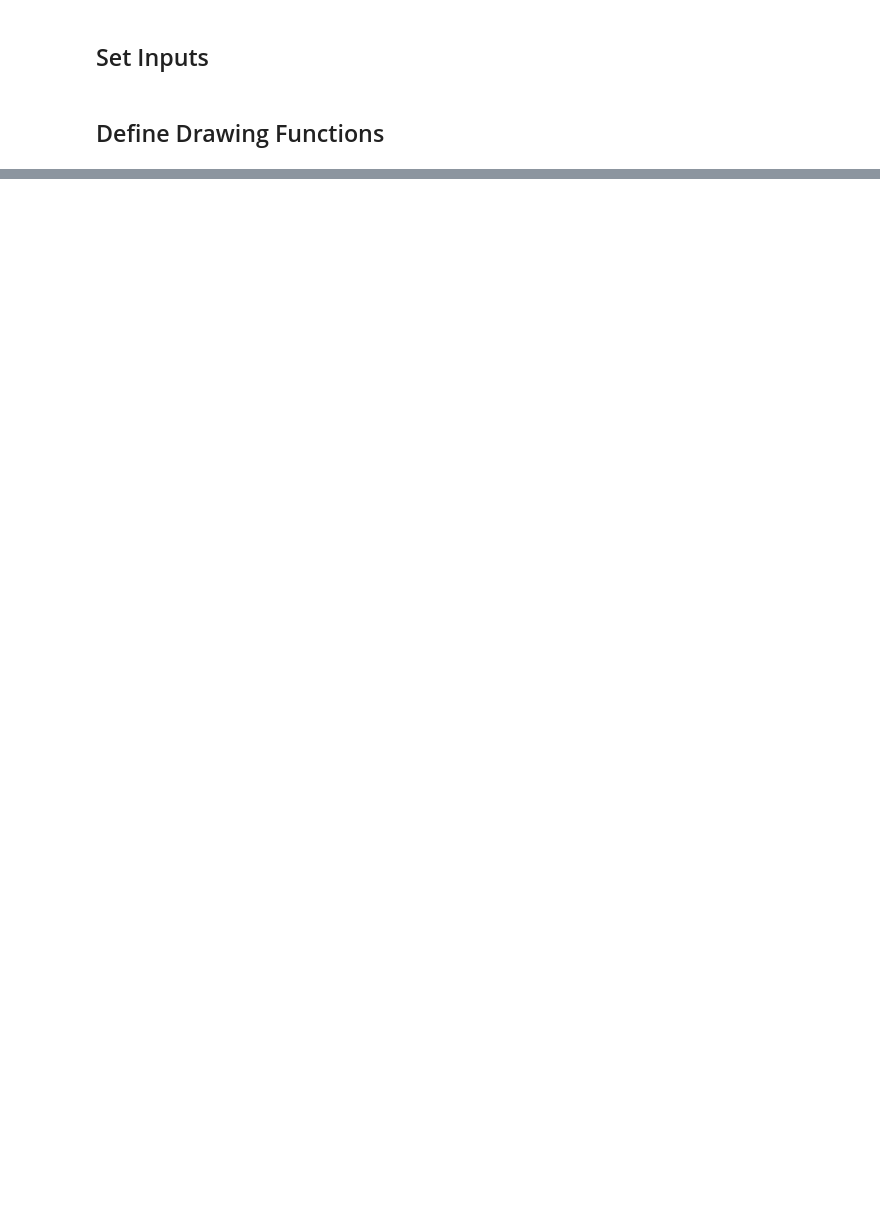
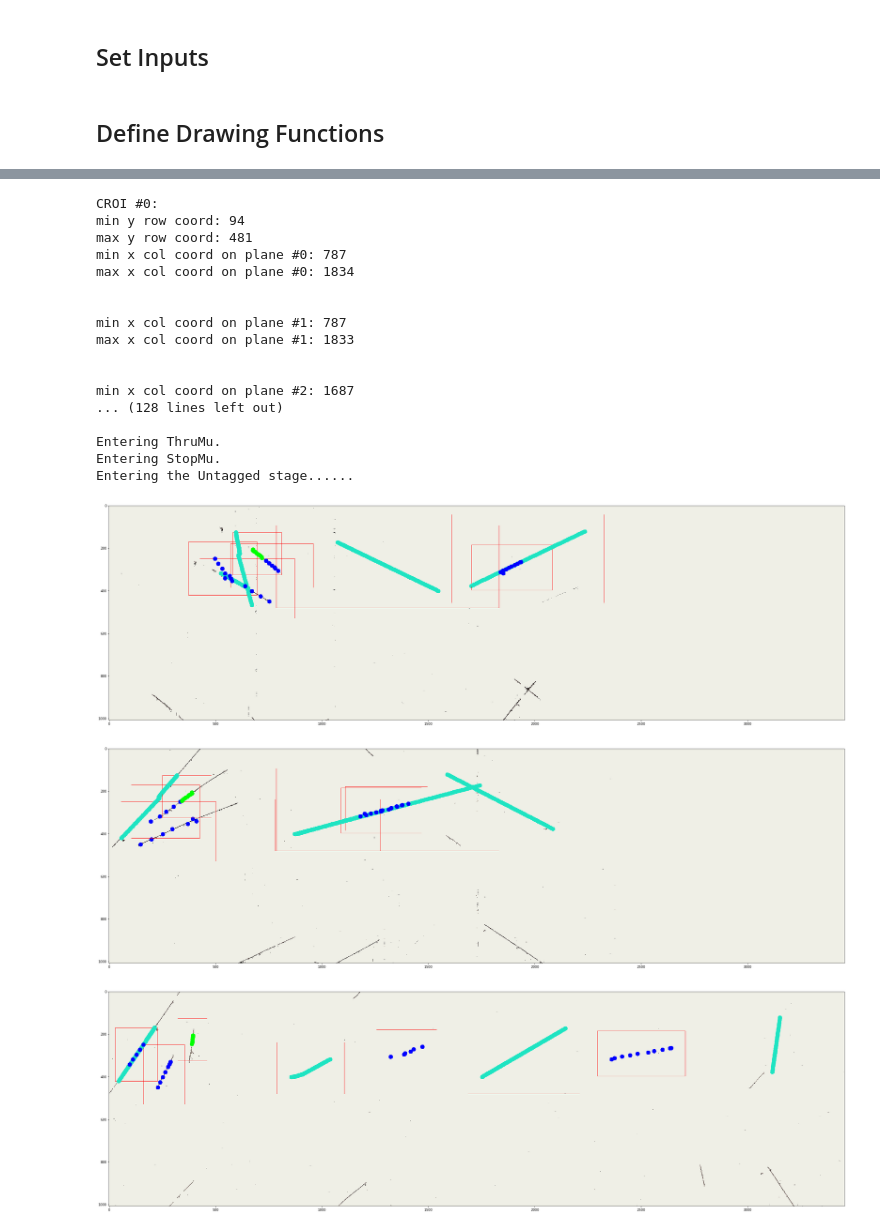
Before and after one commit to LArbys/larlitecv, a Jupyter notebook: app/TaggerNotebook/RunCosmicRetagger.ipynb, the cells around one changed output, grey strips where cells are left out. Saved outputs shown, nothing was run; the diff lists cells and outputs as text; code cells hidden in the pictures; blank space fills up the shorter version.

```diff
--- a/app/TaggerNotebook/RunCosmicRetagger.ipynb
+++ b/app/TaggerNotebook/RunCosmicRetagger.ipynb
@@ -322,9 +492,8 @@ print "Number of CROIs: %d" %croidata.croi_v.size()
 # %%
-# Draw only the CROI first.  This means first loading in the input images.
+# CROI + Tracks of All Varieties Inside the CROI
 
 # Declare a vector for the input images.
 track_imgs = {}
-
 
 # Use a 'for' loop to initialize the track images as the input images.  The reconstructed tracks
 # will be placed above them.
@@ -335,7 +504,6 @@ for p in range(inputdata.img_v.size()):
 randcolor = np.random.randint(0,255,3)
 
 # Draw the bounding box on the plane image for each of the planes
-# print croidata.croi_v[0].BB(0)
 
 # Use a loop to draw a rectangle for each of the CROIs.
 for roi_i in range(croidata.croi_v.size()):
@@ -378,6 +546,7 @@ for roi_i in range(croidata.croi_v.size()):
     # Use the 'fpos' vector again.
     fpos = std.vector("float")(3,0)
 
+    print "Entering ThruMu."
     # ThruMu
     for thrumu_i in range(thrumudata.track_v.size()):
 
@@ -411,6 +580,7 @@ for roi_i in range(croidata.croi_v.size()):
                     # Place the points on the track as circles.
                     track_imgs[plane_i] = cv2.circle( track_imgs[plane_i], (imgcoord.at(plane_i+1), imgcoord.at(0)), 10, (randcolor[0],randcolor[1],randcolor[2]), -1 )
 
+    print "Entering StopMu."
     # StopMu
     for stopmu_i in range(stopmudata.track_v.size()):
 
@@ -425,30 +595,85 @@ for roi_i in range(croidata.croi_v.size()):
 
             for i in range(3):
                 fpos[i] = stopmutrack.LocationAtPoint(pt)[i]
 
             # Convert this to a set of pixel coordinates.
             imgcoord = larcv.UBWireTool.getProjectedImagePixel(fpos, inputdata.img_v.at(p).meta(), 3)
 
             # Check to see if the time coordinate is out of the CROI.  Each of the points in the plane have the same time coordinate.
             if imgcoord.at(0) < min_y_row or imgcoord.at(0) > max_y_row:
 
                 # Continue in the loop over the points if the time coordinate is out of range.
                 continue
 
             # Loop through each of planes to check if the coordinates are located within the CROI.
             for plane_i in range(inputdata.img_v.size()):
 
                 # Draw a circle if the pixel is within the CROI in that plane according to its coordinates.
                 if imgcoord.at(plane_i+1) > min_x_col[plane_i] and imgcoord.at(plane_i+1) < max_x_col[plane_i]:
 
                     track_imgs[plane_i] = cv2.circle( track_imgs[plane_i], (imgcoord.at(plane_i+1), imgcoord.at(0)), 10, (0, 0, 255), -1 )
 
+    print "Entering the Untagged stage......"
+    # Untagged
+    for untagged_i in range(croidata.contained_tracks_v.size()):
+
+        # Declare a variable for the StopMu track.
+        untagged_track = croidata.contained_tracks_v[untagged_i]
+
+        # Declare a variable for the number of points.
+        npts = untagged_track.m_track3d.NumberTrajectoryPoints()
+
+        # Loop over the points in the diagram.
+        for pt in range(npts):
+
+            for i in range(3):
+                fpos[i] = untagged_track.m_track3d.LocationAtPoint(pt)[i]
+
+            # Convert this to a set of pixel coordinates.
+            imgcoord = larcv.UBWireTool.getProjectedImagePixel(fpos, inputdata.img_v.at(p).meta(), 3)
+
+            # Check to see if the time coordinate is out of the CROI.  Each of the points in the plane have the same time coordinate.
+            if imgcoord.at(0) < min_y_row or imgcoord.at(0) > max_y_row:
+
+                # Continue in the loop over the points if the time coordinate is out of range.
+                continue
+
+            # Loop through each of planes to check if the coordinates are located within the CROI.
+            for plane_i in range(inputdata.img_v.size()):
+
+                # Draw a circle if the pixel is within the CROI in that plane according to its coordinates.
+                if imgcoord.at(plane_i+1) > min_x_col[plane_i] and imgcoord.at(plane_i+1) < max_x_col[plane_i]:
+
+                    track_imgs[plane_i] = cv2.circle( track_imgs[plane_i], (imgcoord.at(plane_i+1), imgcoord.at(0)), 10, (0, 255, 0), -1 )
+
+
 # Plot the information on each of the planes.
 for p in range(inputdata.img_v.size()):
 
     plt.figure(figsize=(40,80))
     plt.imshow( track_imgs[p] )
 
     # Save the information to a file if the flag is raised.
     if save_images_to_file:
         plt.savefig('event_%dplane_CROI_and_tagged_pixels_img_%d_.png'% (entry_i, p))
+# %% [output]
+CROI #0:
+min y row coord: 94
+max y row coord: 481
+min x col coord on plane #0: 787
+max x col coord on plane #0: 1834
+
+
+min x col coord on plane #1: 787
+max x col coord on plane #1: 1833
+
+
+min x col coord on plane #2: 1687
+... (128 lines left out)
+
+Entering ThruMu.
+Entering StopMu.
+Entering the Untagged stage......
+[figure, added]
+[figure, added]
+[figure, added]
```
Also changed, not shown: parts of 15 cells of this notebook, 2 other files.
